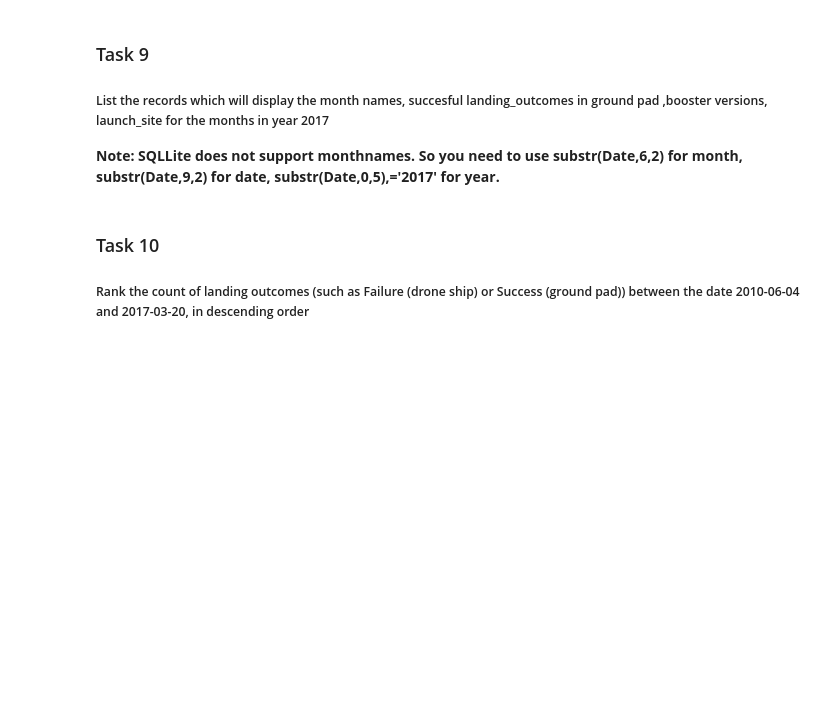
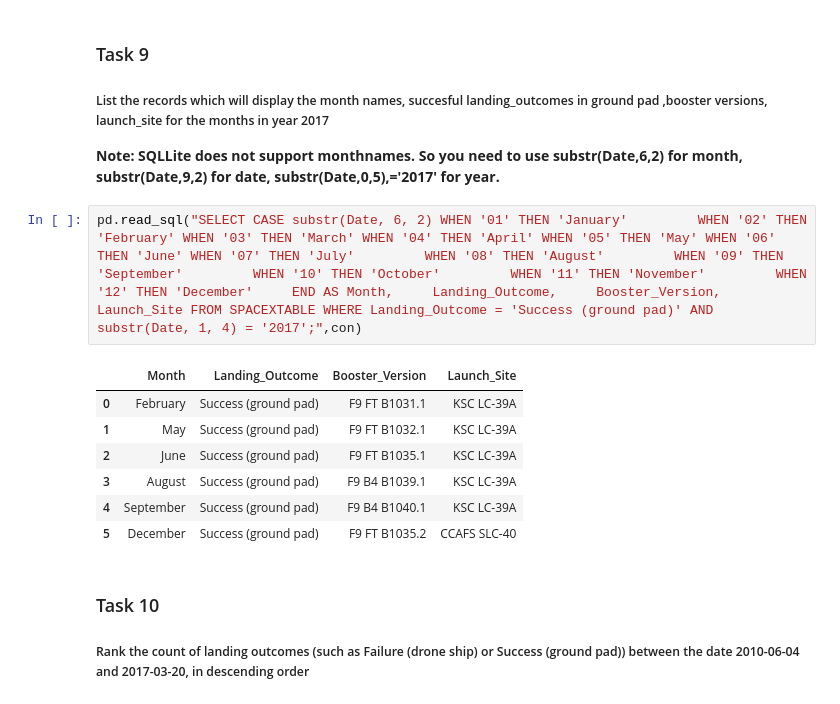
Before and after one commit to coathangers/Python, a Jupyter notebook: jupyter-labs-eda-sql-edx-sqllite-v2.ipynb, the cells around one changed output. Drawn from its saved outputs; the diff is of its cells as text; blank space fills up the shorter version.

```diff
--- a/jupyter-labs-eda-sql-edx-sqllite-v2.ipynb
+++ b/jupyter-labs-eda-sql-edx-sqllite-v2.ipynb
@@ -209,6 +234,16 @@ pd.read_sql("SELECT COUNT(*) AS 'Drone ship successes' FROM SPACEXTABLE WHERE La
 
 ##### List the records which will display the month names, succesful landing_outcomes in ground pad ,booster versions, launch_site for the months in year 2017
 **Note: SQLLite does not support monthnames. So you need to use substr(Date,6,2) for month, substr(Date,9,2) for date, substr(Date,0,5),='2017' for year.**
+# %%
+pd.read_sql("SELECT CASE substr(Date, 6, 2) WHEN '01' THEN 'January'         WHEN '02' THEN 'February' WHEN '03' THEN 'March' WHEN '04' THEN 'April' WHEN '05' THEN 'May' WHEN '06' THEN 'June' WHEN '07' THEN 'July'         WHEN '08' THEN 'August'         WHEN '09' THEN 'September'         WHEN '10' THEN 'October'         WHEN '11' THEN 'November'         WHEN '12' THEN 'December'     END AS Month,     Landing_Outcome,     Booster_Version,     Launch_Site FROM SPACEXTABLE WHERE Landing_Outcome = 'Success (ground pad)' AND substr(Date, 1, 4) = '2017';",con)
+# %% [output]
+|  | Month | Landing_Outcome | Booster_Version | Launch_Site |
+| 0 | February | Success (ground pad) | F9 FT B1031.1 | KSC LC-39A |
+| 1 | May | Success (ground pad) | F9 FT B1032.1 | KSC LC-39A |
+| 2 | June | Success (ground pad) | F9 FT B1035.1 | KSC LC-39A |
+| 3 | August | Success (ground pad) | F9 B4 B1039.1 | KSC LC-39A |
+| 4 | September | Success (ground pad) | F9 B4 B1040.1 | KSC LC-39A |
+| 5 | December | Success (ground pad) | F9 FT B1035.2 | CCAFS SLC-40 |
 # %% [markdown]
 ### Task 10
 
```
Also changed, not shown: parts of 8 cells of this notebook, 3 other files.
